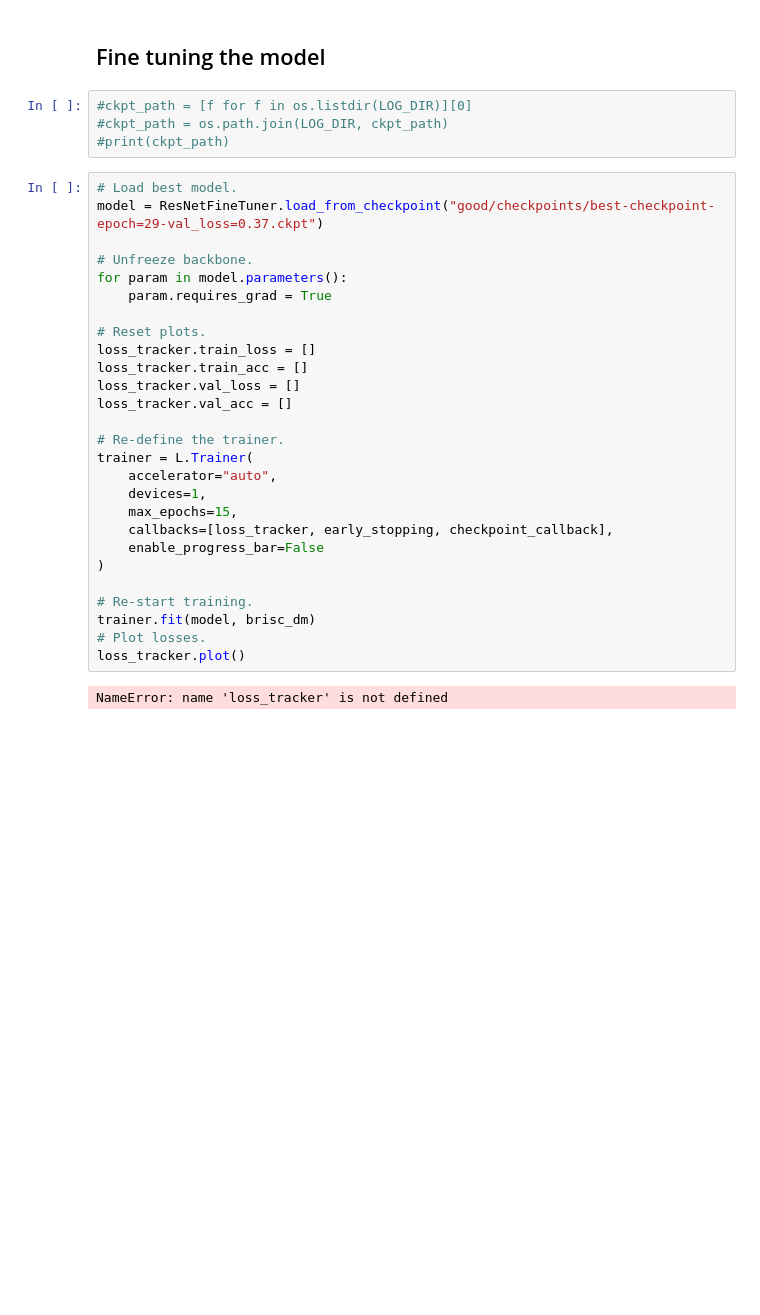
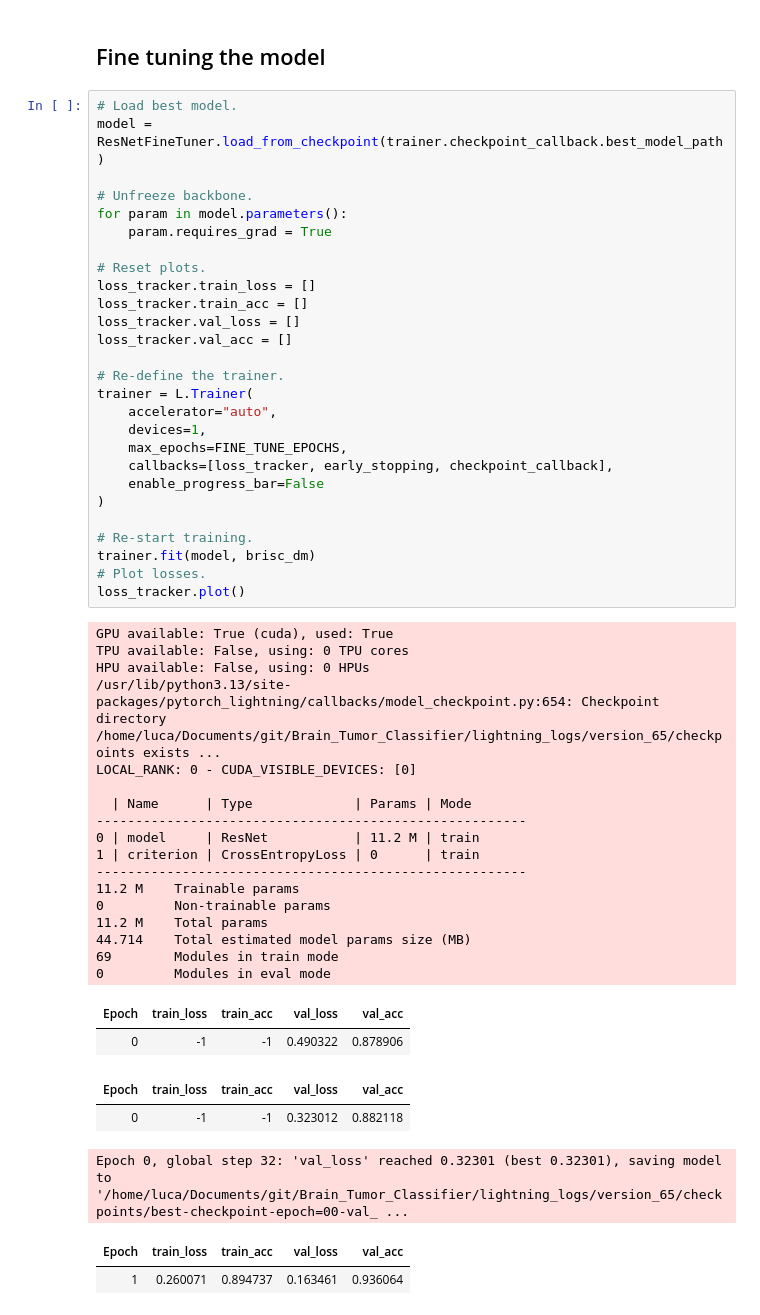
Before and after one commit to Ultimi-Sumiti/Brain_Tumor_Classifier, a Jupyter notebook: train_model_v1.ipynb, the cells around one changed output. Saved outputs shown, nothing was run; the diff lists cells and outputs as text; blank space fills up the shorter version.

```diff
--- a/train_model_v1.ipynb
+++ b/train_model_v1.ipynb
@@ -112,35 +159,54 @@ NameError: name 'trainer' is not defined
 # %% [markdown]
 ## Fine tuning the model
-# %%
-#ckpt_path = [f for f in os.listdir(LOG_DIR)][0]
-#ckpt_path = os.path.join(LOG_DIR, ckpt_path)
-#print(ckpt_path)
 # %%
 # Load best model.
-model = ResNetFineTuner.load_from_checkpoint("good/checkpoints/best-checkpoint-epoch=29-val_loss=0.37.ckpt")
+model = ResNetFineTuner.load_from_checkpoint(trainer.checkpoint_callback.best_model_path)
 
 # Unfreeze backbone.
 for param in model.parameters():
     param.requires_grad = True
 
 # Reset plots.
 loss_tracker.train_loss = []
 loss_tracker.train_acc = []
 loss_tracker.val_loss = []
 loss_tracker.val_acc = []
 
 # Re-define the trainer.
 trainer = L.Trainer(
     accelerator="auto",
     devices=1,
-    max_epochs=15,
+    max_epochs=FINE_TUNE_EPOCHS,
     callbacks=[loss_tracker, early_stopping, checkpoint_callback],
     enable_progress_bar=False
 )
 
 # Re-start training.
 trainer.fit(model, brisc_dm)
 # Plot losses.
 loss_tracker.plot()
 # %% [output]
-NameError: name 'loss_tracker' is not defined
+GPU available: True (cuda), used: True
+TPU available: False, using: 0 TPU cores
+HPU available: False, using: 0 HPUs
+/usr/lib/python3.13/site-packages/pytorch_lightning/callbacks/model_checkpoint.py:654: Checkpoint directory /home/luca/Documents/git/Brain_Tumor_Classifier/lightning_logs/version_65/checkpoints exists ...
+LOCAL_RANK: 0 - CUDA_VISIBLE_DEVICES: [0]
+
+  | Name      | Type             | Params | Mode
+-------------------------------------------------------
+0 | model     | ResNet           | 11.2 M | train
+1 | criterion | CrossEntropyLoss | 0      | train
+-------------------------------------------------------
+11.2 M    Trainable params
+0         Non-trainable params
+11.2 M    Total params
+44.714    Total estimated model params size (MB)
+69        Modules in train mode
+0         Modules in eval mode
+| Epoch | train_loss | train_acc | val_loss | val_acc |
+| 0 | -1 | -1 | 0.490322 | 0.878906 |
+| Epoch | train_loss | train_acc | val_loss | val_acc |
+| 0 | -1 | -1 | 0.323012 | 0.882118 |
+Epoch 0, global step 32: 'val_loss' reached 0.32301 (best 0.32301), saving model to '/home/luca/Documents/git/Brain_Tumor_Classifier/lightning_logs/version_65/checkpoints/best-checkpoint-epoch=00-val_ ...
+| Epoch | train_loss | train_acc | val_loss | val_acc |
+| 1 | 0.260071 | 0.894737 | 0.163461 | 0.936064 |
```
Also changed, not shown: parts of 12 cells of this notebook.
